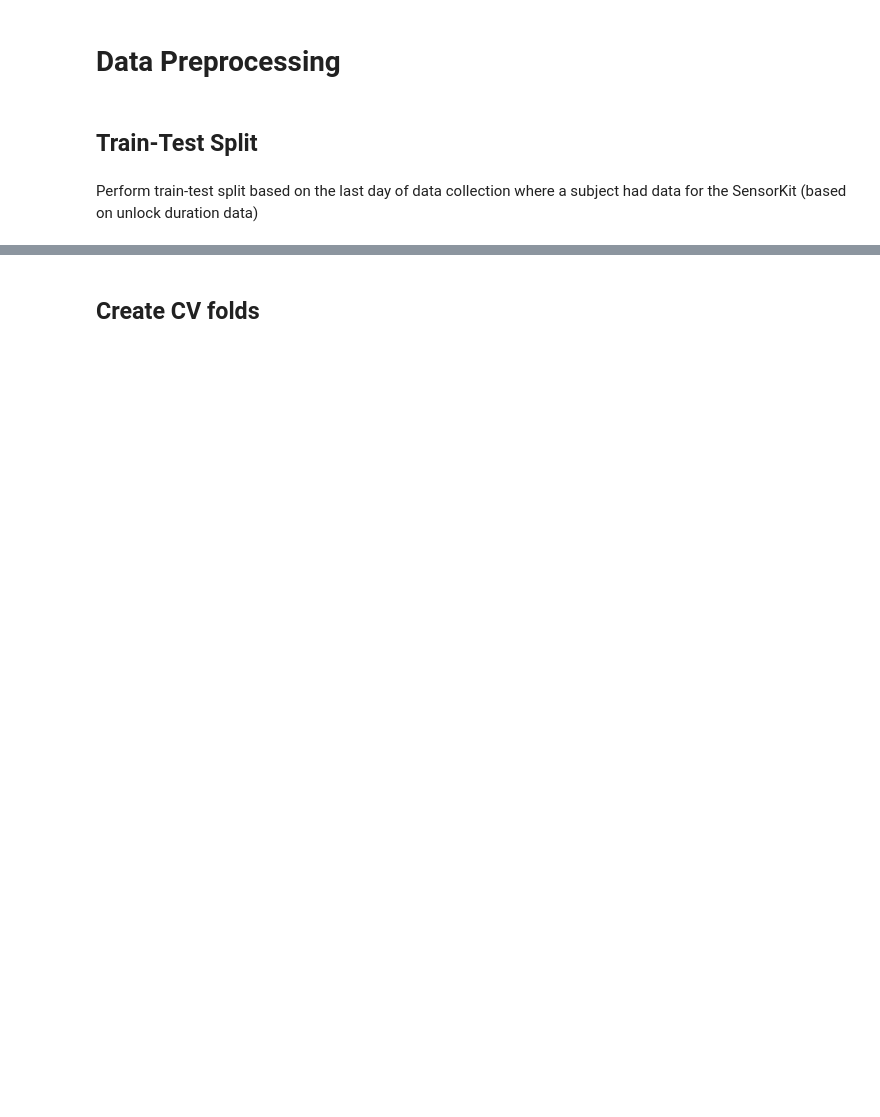
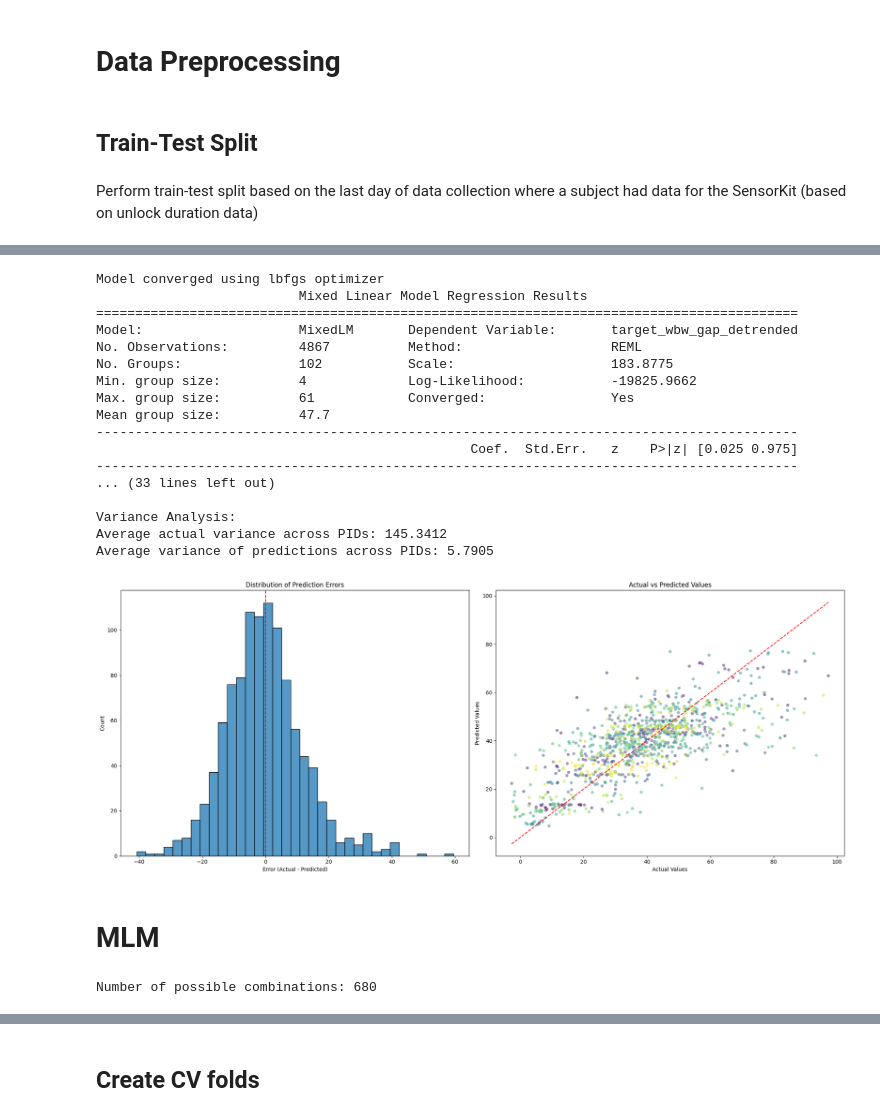
Before and after one commit to danieljwilson/3_3_experience_sampling, a Jupyter notebook: 3_3_3_data_analysis/02_analysis/Models/06_xgboost.ipynb, the cells around one changed output, grey strips where cells are left out. Drawn from its saved outputs; the diff is of its cells as text; code cells hidden in the pictures; blank space fills up the shorter version.

```diff
--- a/3_3_3_data_analysis/02_analysis/Models/06_xgboost.ipynb
+++ b/3_3_3_data_analysis/02_analysis/Models/06_xgboost.ipynb
@@ -159 +130,14 @@ def expanding_window_cv_nested(df: pd.DataFrame, validation_days: int = 15) -> l
+# %%
+drift_df = pd.read_csv('/Users/djw/Documents/pCloud_synced/Academics/Projects/2020_thesis/thesis_experiments/3_experiments/3_3_experience_sampling/3_3_2_processed_data/modeling/DailyCogDDMMeasure.csv')
+# Rename columns
+drift_df = drift_df.rename(columns={
+    'subj': 'PID',
+    'date': 'trial_date',
+    'allCogDTNormDDM2': 'task_drift'
+})
+
+drift_df = drift_df[['PID', 'trial_date', 'task_drift']]
+
+# join drift_df to df
+df = pd.merge(df, drift_df, on=['PID', 'trial_date'], how='left')
 # %% [markdown]
@@ -166,6 +148,9 @@ df = df.drop(columns=['t_current'])
 
 # remove subject with wonky data
 df = df[df['PID'] != 'c8b323ca-be8b-4374-ab2c-b4788e4a0e3d']
+
+# remove any columns containing 'sr_gap_heuristic'
+df = df.drop(columns=[col for col in df.columns if 'sr_gap_heuristic' in col])
 # %% [markdown]
 ## Data Subsets
 # %% [markdown]
@@ -780,0 +1483,3 @@ Non-numeric columns:
+# %%
+# Create splits for both dataframes
+train_data, test_data = create_train_test_split(df, target='target_wbw_gap_detrended')
@@ -780,0 +1922,35 @@ Non-numeric columns:
+# %%
+# Get the first feature from the MLM results
+predictors = ['passive_hk_activity_appleStandTime']
+target = 'target_wbw_gap_detrended'
+
+model, predictions, test_actual, test_data_clean = fit_and_predict_mlm(train_data,
+                                                                       test_data,
+                                                                       predictors=predictors,
+                                                                       target=target,
+                                                                       random_intercepts=True)
+
+results_df = calculate_metrics(model, predictions, test_actual, test_data_clean, train_data, target=target)
+
+plot_model_diagnostics(test_actual, predictions, test_data_clean)
+# %% [output]
+Model converged using lbfgs optimizer
+                          Mixed Linear Model Regression Results
+==========================================================================================
+Model:                    MixedLM       Dependent Variable:       target_wbw_gap_detrended
+No. Observations:         4867          Method:                   REML
+No. Groups:               102           Scale:                    183.8775
+Min. group size:          4             Log-Likelihood:           -19825.9662
+Max. group size:          61            Converged:                Yes
+Mean group size:          47.7
+------------------------------------------------------------------------------------------
+                                                Coef.  Std.Err.   z    P>|z| [0.025 0.975]
+------------------------------------------------------------------------------------------
+... (33 lines left out)
+
+Variance Analysis:
+Average actual variance across PIDs: 145.3412
+Average variance of predictions across PIDs: 5.7905
+[figure, added]
+# %% [markdown]
+# MLM
@@ -780,0 +2169,8 @@ Non-numeric columns:
+# %%
+# Example usage:
+n_features = 17
+n_predictors = 3
+n_combinations = calculate_combinations(n_features, n_predictors)
+print(f"Number of possible combinations: {n_combinations}")
+# %% [output]
+Number of possible combinations: 680
```
Also changed, not shown: parts of 129 cells of this notebook, 1 other file.
